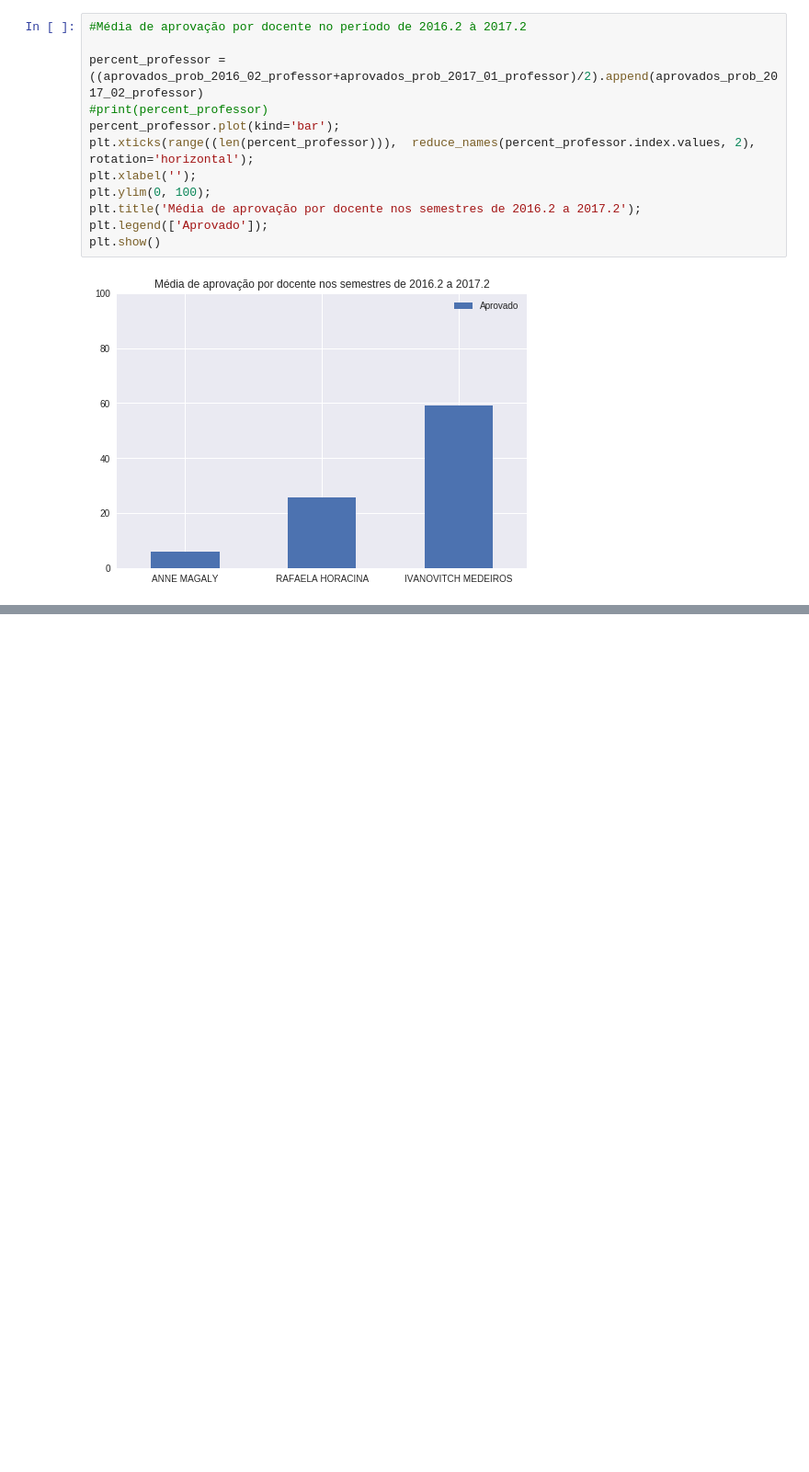
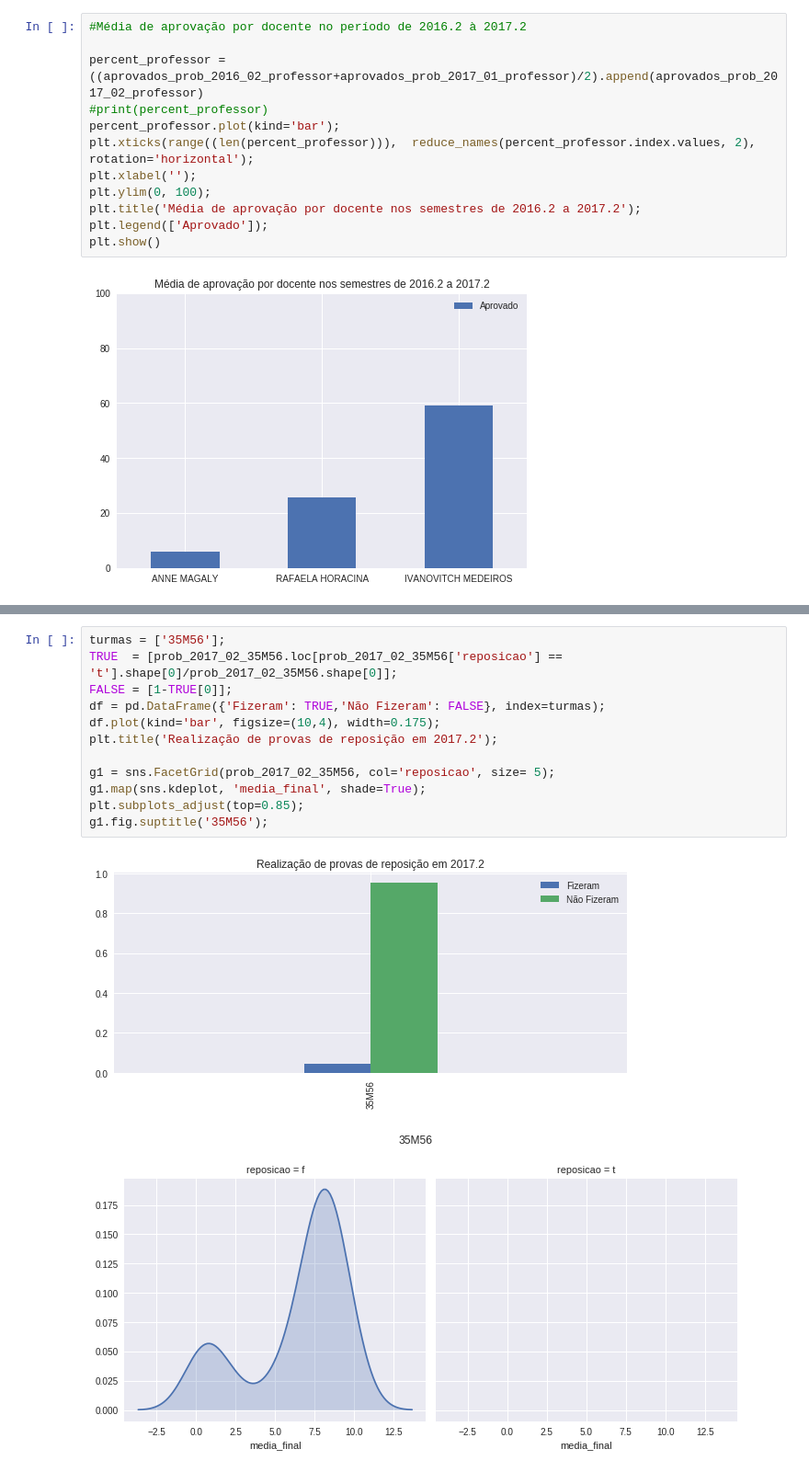
Before and after one commit to abmaeld/probabilidade-projeto, a Jupyter notebook: Probabilidade.ipynb, the cells around one changed output, grey strips where cells are left out. Shown at 92% size. Saved outputs shown, nothing was run; the diff lists cells and outputs as text; blank space fills up the shorter version.

```diff
--- a/Probabilidade.ipynb
+++ b/Probabilidade.ipynb
@@ -440,0 +510,15 @@ plt.show()
+# %%
+turmas = ['35M56'];
+TRUE  = [prob_2017_02_35M56.loc[prob_2017_02_35M56['reposicao'] == 't'].shape[0]/prob_2017_02_35M56.shape[0]];
+FALSE = [1-TRUE[0]];
+df = pd.DataFrame({'Fizeram': TRUE,'Não Fizeram': FALSE}, index=turmas);
+df.plot(kind='bar', figsize=(10,4), width=0.175);
+plt.title('Realização de provas de reposição em 2017.2');
+
+g1 = sns.FacetGrid(prob_2017_02_35M56, col='reposicao', size= 5);
+g1.map(sns.kdeplot, 'media_final', shade=True);
+plt.subplots_adjust(top=0.85);
+g1.fig.suptitle('35M56');
+# %% [output]
+[figure, added]
+[figure, added]
```
Also changed, not shown: parts of 5 cells of this notebook.
